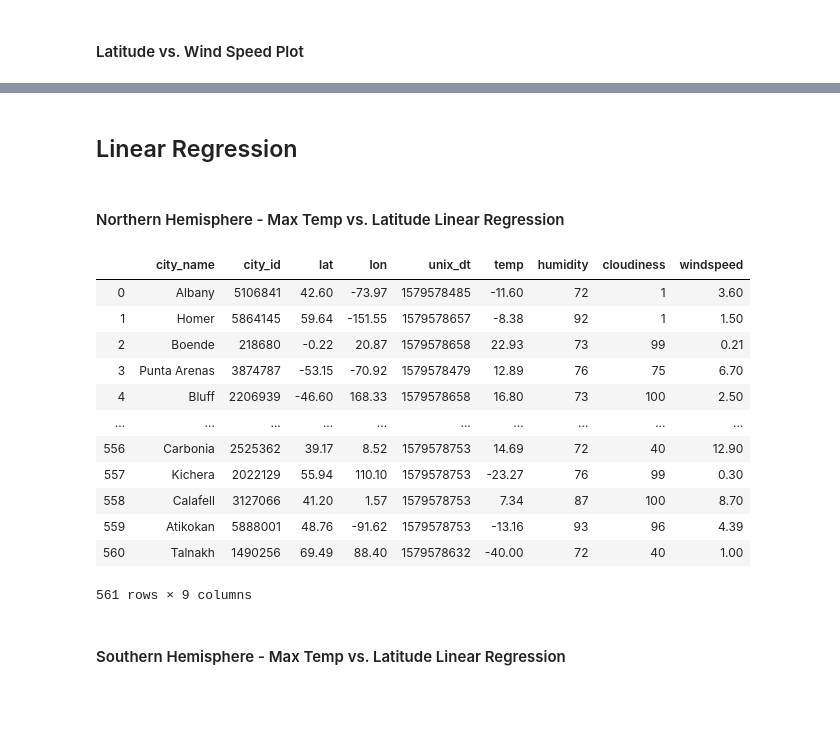
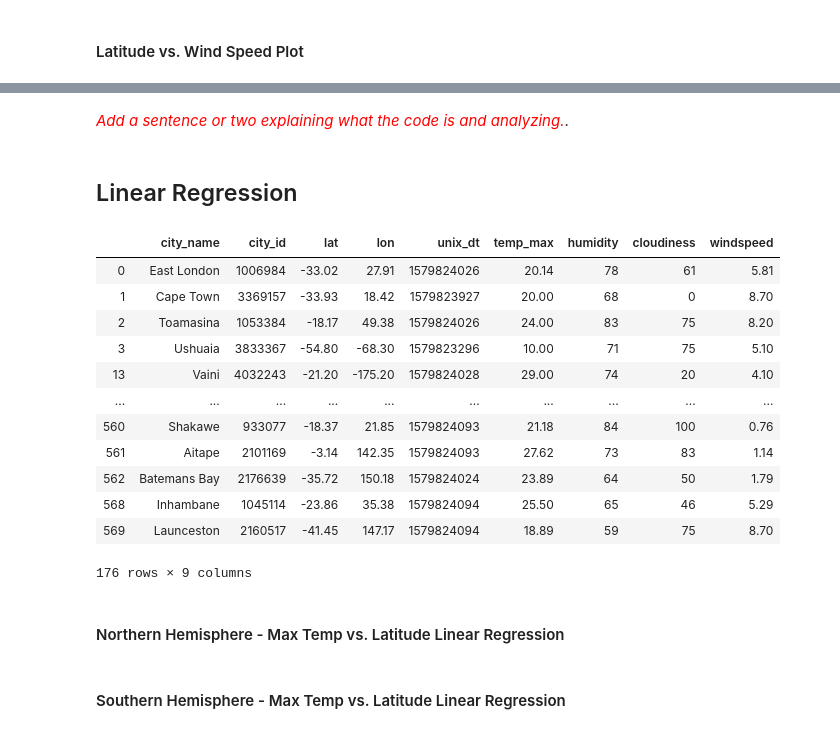
Before and after one commit to kirpatrick/python-api-challenge, a Jupyter notebook: WeatherPy/WeatherPy.ipynb, the cells around one changed output, grey strips where cells are left out. Drawn from its saved outputs; the diff is of its cells as text; code cells hidden in the pictures; blank space fills up the shorter version.

```diff
--- a/WeatherPy/WeatherPy.ipynb
+++ b/WeatherPy/WeatherPy.ipynb
@@ -259,3 +267,5 @@ plt.show()
+# %% [markdown]
+<span style="color:red">*Add a sentence or two explaining what the code is and analyzing.*</span>.
 # %% [markdown]
 ## Linear Regression
 # %%
@@ -265,21 +273,29 @@ plt.show()
+# %%
+# Create Northern and Southern Hemisphere DataFrames
+
+# Northern Hemisphere (greater than or equal to 0 degrees latitude)
+north_hemi_weather_data = city_weather_data[city_weather_data['lat'] >= 0]
+#north_hemi_weather_data
+
+# Southern Hemisphere (less than 0 degrees latitude):
+south_hemi_weather_data = city_weather_data[city_weather_data['lat'] < 0]
+south_hemi_weather_data
+# %% [output]
+|  | city_name | city_id | lat | lon | unix_dt | temp_max | humidity | cloudiness | windspeed |
+| 0 | East London | 1006984 | -33.02 | 27.91 | 1579824026 | 20.14 | 78 | 61 | 5.81 |
+| 1 | Cape Town | 3369157 | -33.93 | 18.42 | 1579823927 | 20.00 | 68 | 0 | 8.70 |
+| 2 | Toamasina | 1053384 | -18.17 | 49.38 | 1579824026 | 24.00 | 83 | 75 | 8.20 |
+| 3 | Ushuaia | 3833367 | -54.80 | -68.30 | 1579823296 | 10.00 | 71 | 75 | 5.10 |
+| 13 | Vaini | 4032243 | -21.20 | -175.20 | 1579824028 | 29.00 | 74 | 20 | 4.10 |
+| ... | ... | ... | ... | ... | ... | ... | ... | ... | ... |
+| 560 | Shakawe | 933077 | -18.37 | 21.85 | 1579824093 | 21.18 | 84 | 100 | 0.76 |
+| 561 | Aitape | 2101169 | -3.14 | 142.35 | 1579824093 | 27.62 | 73 | 83 | 1.14 |
+| 562 | Batemans Bay | 2176639 | -35.72 | 150.18 | 1579824024 | 23.89 | 64 | 50 | 1.79 |
+| 568 | Inhambane | 1045114 | -23.86 | 35.38 | 1579824094 | 25.50 | 65 | 46 | 5.29 |
+| 569 | Launceston | 2160517 | -41.45 | 147.17 | 1579824094 | 18.89 | 59 | 75 | 8.70 |
+176 rows × 9 columns
 # %% [markdown]
 ####  Northern Hemisphere - Max Temp vs. Latitude Linear Regression
-# %%
-city_weather_data
-# %% [output]
-|  | city_name | city_id | lat | lon | unix_dt | temp | humidity | cloudiness | windspeed |
-| 0 | Albany | 5106841 | 42.60 | -73.97 | 1579578485 | -11.60 | 72 | 1 | 3.60 |
-| 1 | Homer | 5864145 | 59.64 | -151.55 | 1579578657 | -8.38 | 92 | 1 | 1.50 |
-| 2 | Boende | 218680 | -0.22 | 20.87 | 1579578658 | 22.93 | 73 | 99 | 0.21 |
-| 3 | Punta Arenas | 3874787 | -53.15 | -70.92 | 1579578479 | 12.89 | 76 | 75 | 6.70 |
-| 4 | Bluff | 2206939 | -46.60 | 168.33 | 1579578658 | 16.80 | 73 | 100 | 2.50 |
-| ... | ... | ... | ... | ... | ... | ... | ... | ... | ... |
-| 556 | Carbonia | 2525362 | 39.17 | 8.52 | 1579578753 | 14.69 | 72 | 40 | 12.90 |
-| 557 | Kichera | 2022129 | 55.94 | 110.10 | 1579578753 | -23.27 | 76 | 99 | 0.30 |
-| 558 | Calafell | 3127066 | 41.20 | 1.57 | 1579578753 | 7.34 | 87 | 100 | 8.70 |
-| 559 | Atikokan | 5888001 | 48.76 | -91.62 | 1579578753 | -13.16 | 93 | 96 | 4.39 |
-| 560 | Talnakh | 1490256 | 69.49 | 88.40 | 1579578632 | -40.00 | 72 | 40 | 1.00 |
-561 rows × 9 columns
 # %% [markdown]
 ####  Southern Hemisphere - Max Temp vs. Latitude Linear Regression
 # %% [markdown]
```
Also changed, not shown: parts of 12 cells of this notebook, 5 other files.
